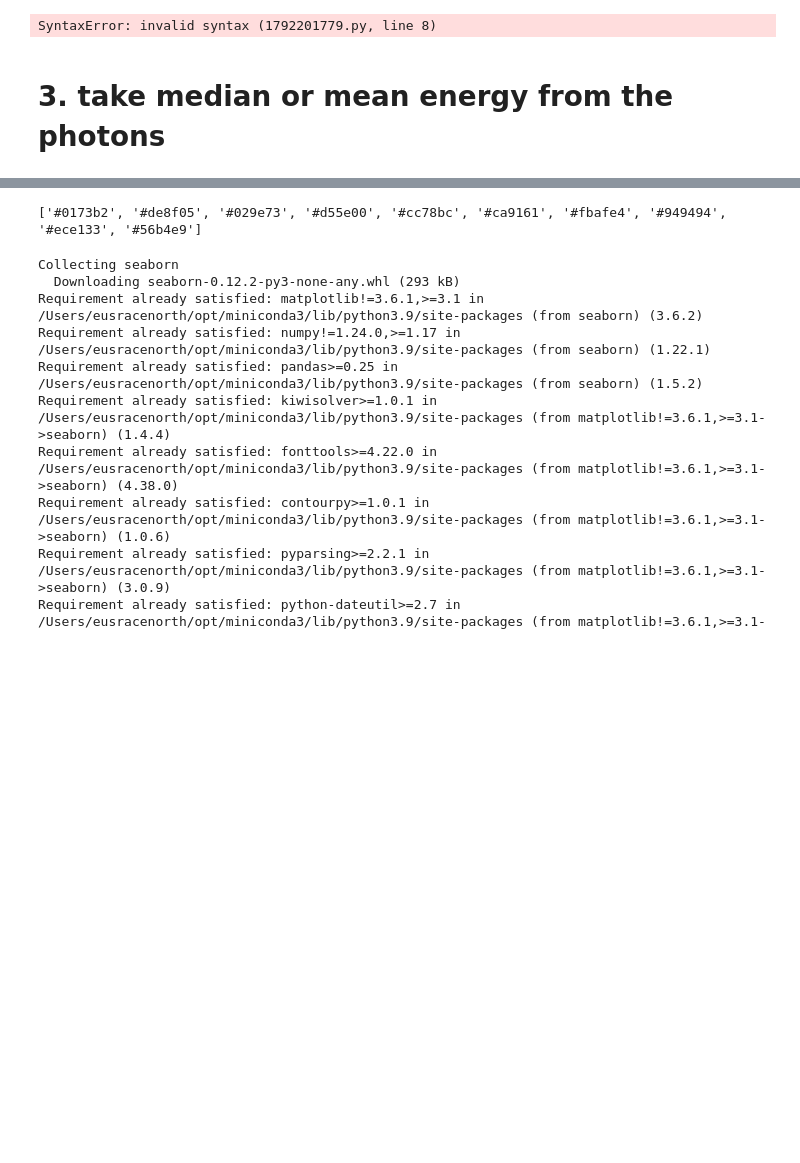
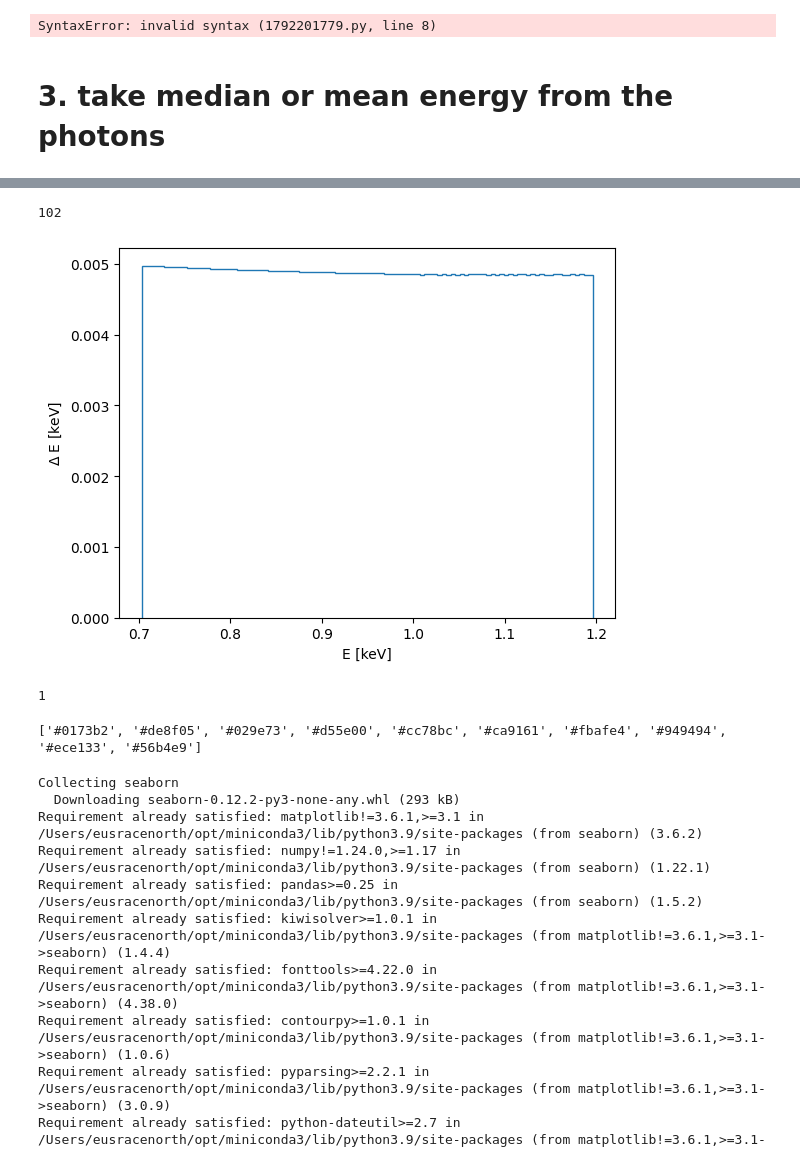
Before and after one commit to yanlingchen1/EXTG, a Jupyter notebook: ideal_mdls/bin/compare_lines_cont.ipynb, the cells around one changed output, grey strips where cells are left out. Cells and saved outputs as stored; diff of their text form; code cells hidden in the pictures; blank space fills up the shorter version.

```diff
--- a/ideal_mdls/bin/compare_lines_cont.ipynb
+++ b/ideal_mdls/bin/compare_lines_cont.ipynb
@@ -208,3 +240,24 @@ for INST in ['pn']: # 'mos1', 'mos2', 'pn'
+# %%
+for INST in ['pn']: # 'mos1', 'mos2', 'pn'
+    # load and filter the energy range
+    rmf_file = fits.open(f'{INST}.rmf')
+    Elo = rmf_file[2].data['E_MIN']
+    # print(Elo)
+    # filter ctr in 0.7-1.2 keV
+    E_msk = (Elo>0.7) & (Elo<1.2)
+    E_range = Elo[E_msk]
+
+    plt.stairs(np.diff(E_range), E_range)
+    plt.ylabel('$\Delta$ E [keV]')
+    plt.xlabel('E [keV]')
+    print(len(E_range))
+# %% [output]
+102
+[figure, added]
+# %%
+36%5
+# %% [output]
+1
 # %%
 import seaborn as sns
 print(sns.color_palette("colorblind").as_hex())
```
Also changed, not shown: parts of 5 cells of this notebook, 3 other files.
